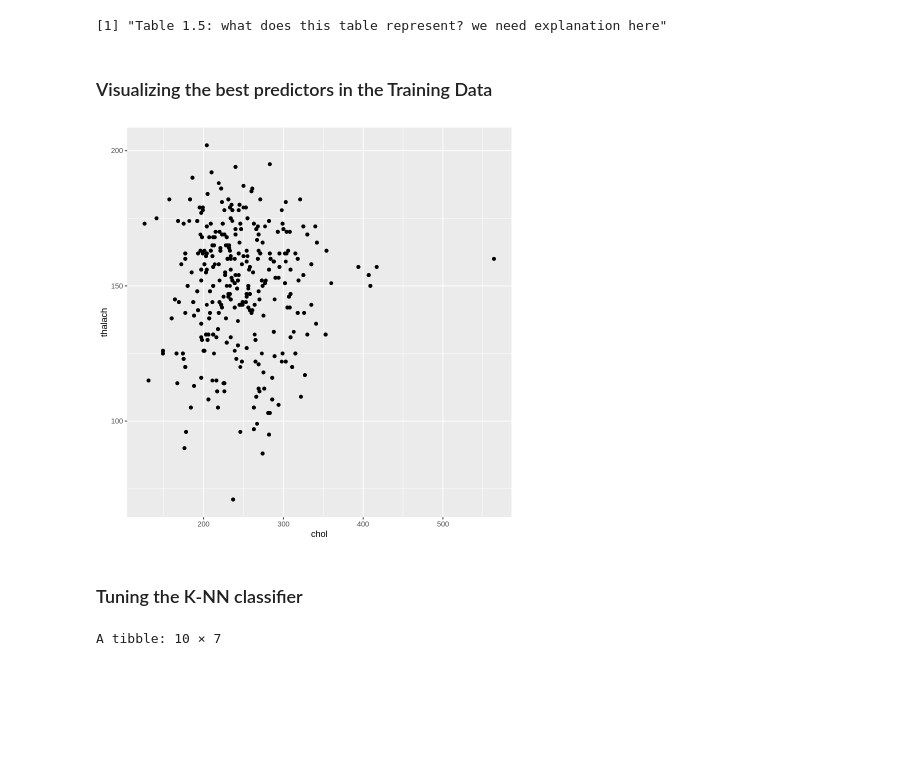
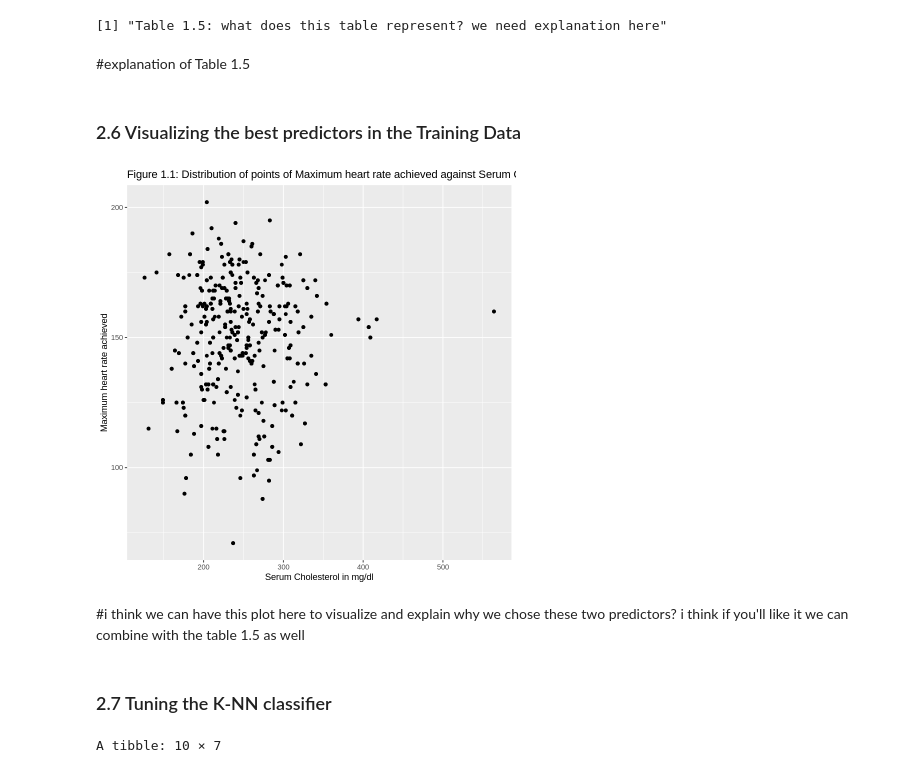
Before and after one commit to bowencu/dsci100groupproject, a Jupyter notebook: group_project_report.ipynb, the cells around one changed output. Cells and saved outputs as stored; diff of their text form; code cells hidden in the pictures; blank space fills up the shorter version.

Commit message:
updated explanation of figures and tables in KNN model part; formatting and some comments

```diff
--- a/group_project_report.ipynb
+++ b/group_project_report.ipynb
@@ -258,18 +272,24 @@ A tibble: 5 × 3
 | 4 | target ~ chol+thalach+trestbps+ol... | 0.9765892 |
 | 5 | target ~ chol+thalach+trestbps+ol... | 0.9765892 |
 [1] "Table 1.5: what does this table represent? we need explanation here"
+# %% [markdown]
+#explanation of Table 1.5
 # %% [markdown]
-### Visualizing the best predictors in the Training Data
+### 2.6 Visualizing the best predictors in the Training Data
 # %%
 #distribution of points
 distribution_plot <- heart_train |>
     ggplot(aes(x = chol, y = thalach)) +
-    geom_point()
+    geom_point() +
+    labs(x = "Serum Cholesterol in mg/dl", y = "Maximum heart rate achieved") +
+    ggtitle("Figure 1.1: Distribution of points of Maximum heart rate achieved against Serum Cholesterol in mg/dl")
 distribution_plot
 # %% [output]
-[figure, old version]
+[figure, new version]
+# %% [markdown]
+#i think we can have this plot here to visualize and explain why we chose these two predictors? i think if you'll like it we can combine with the table 1.5 as well
 # %% [markdown]
-### Tuning the K-NN classifier
+### 2.7 Tuning the K-NN classifier
 # %%
 #set seed
 set.seed(1)
```
Also changed, not shown: parts of 25 cells of this notebook.
